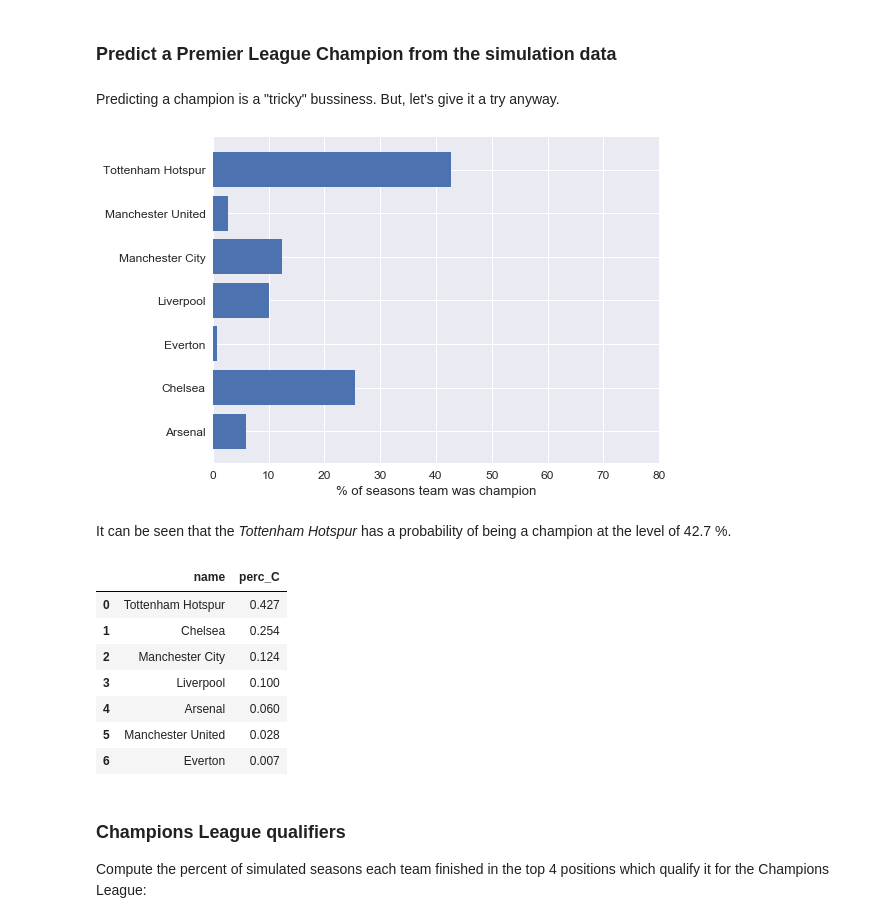
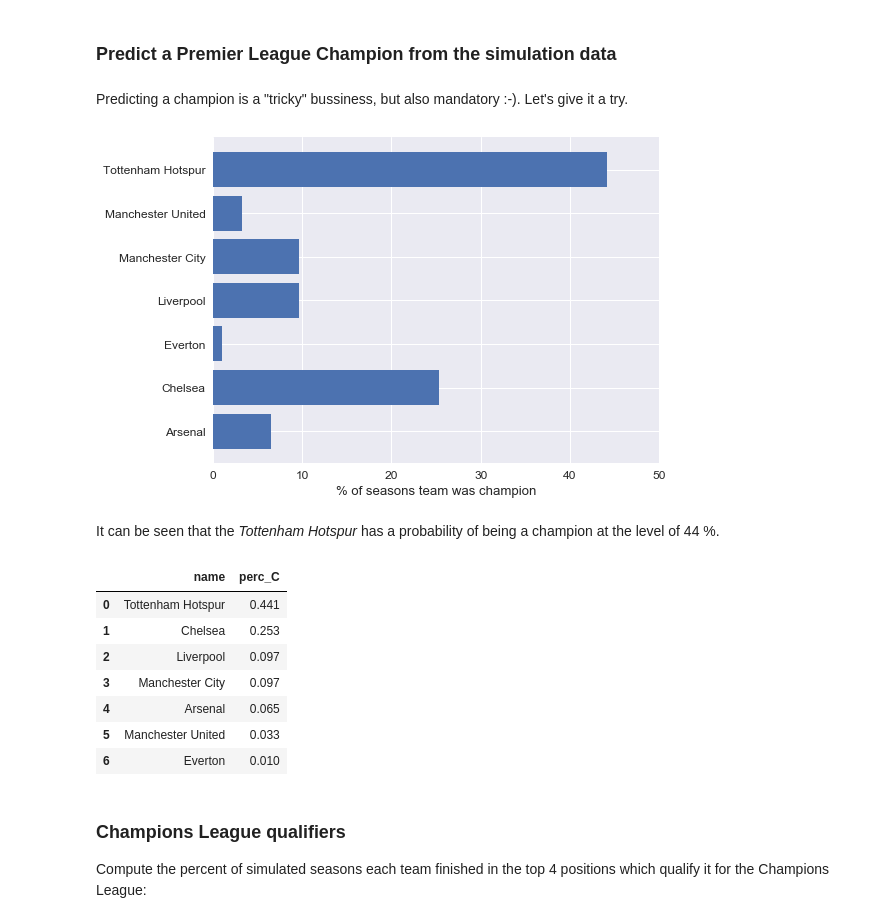
Before and after one commit to sarajcev/premier_league, a Jupyter notebook: premier.ipynb, the cells around one changed output. Drawn from its saved outputs; the diff is of its cells as text; code cells hidden in the pictures.

Commit message:
Incr. model trace length to 20000.

```diff
--- a/premier.ipynb
+++ b/premier.ipynb
@@ -254,7 +254,7 @@ with pm.Model() as model:
     home_points = pm.Poisson('home_points', mu=home_theta, observed=obs_home_gols)
     away_points = pm.Poisson('away_points', mu=away_theta, observed=obs_away_gols)
     # MCMC
-    chain = pm.sample(7000, tune=2000)
+    chain = pm.sample(20000, tune=2000)
 # %% [output]
 Auto-assigning NUTS sampler...
 Initializing NUTS using jitter+adapt_diag...
@@ -263,3 +261,6 @@ trace = chain[1000::2]  # thinning
+# %%
+burn = 0; thin = 1  # burn-in & thinning
+trace = chain[burn::thin]
 # %%
 var_names = ['home', 'intercept', 'atts', 'defs']
 # %%
@@ -373,7 +374,8 @@ with pm.Model() as model2:
     home_points = pm.Poisson('home_points', mu=home_theta, observed=obs_home_gols)
     away_points = pm.Poisson('away_points', mu=away_theta, observed=obs_away_gols)
     # MCMC
-    chain = pm.sample(draws=7000, tune=2000, nuts_kwargs={'target_accept':0.9})
+    chain = pm.sample(draws=20000, tune=2000, nuts_kwargs={'target_accept':0.95},
+                      discard_tuned_samples=True)
 # %% [output]
 Assigned NUTS to home
 Assigned NUTS to tau_att_log__
@@ -390,3 +390,6 @@ trace2 = chain[1000::2]  # thinning
+# %%
+burn = 0; thin = 1  # burn-in & thinning
+trace2 = chain[burn::thin]
 # %%
 var_names2 = ['grp', 'atts', 'defs']
 # %%
@@ -787,32 +792,32 @@ Betting coefficient on the Chealsea winning at home against Arsenal is 1.63, whi
 # %% [markdown]
 ### Predict a Premier League Champion from the simulation data
 # %% [markdown]
-Predicting a champion is a "tricky" bussiness. But, let's give it a try anyway.
+Predicting a champion is a "tricky" bussiness, but also mandatory :-). Let's give it a try.
 # %%
 g = sims.groupby('name')
 champs = pd.DataFrame({'perc_C':g['C'].mean()})
 champs = champs.sort_values(by='perc_C', ascending=False).reset_index()
 champs = champs[champs['perc_C'] > 0.005]
 fig, ax = plt.subplots(figsize=(8,6))
 ax.barh(champs['name'], champs['perc_C']*100.)
-ax.set_xlim(0,80)
+ax.set_xlim(0,50)
 ax.set_xlabel('% of seasons team was champion')
 plt.show()
 # %% [output]
-[figure, old version]
+[figure, new version]
 # %% [markdown]
-It can be seen that the *Tottenham Hotspur* has a probability of being a champion at the level of 42.7 %.
+It can be seen that the *Tottenham Hotspur* has a probability of being a champion at the level of 44 %.
 # %%
 champs
 # %% [output]
 |  | name | perc_C |
-| 0 | Tottenham Hotspur | 0.427 |
-| 1 | Chelsea | 0.254 |
-| 2 | Manchester City | 0.124 |
-| 3 | Liverpool | 0.100 |
-| 4 | Arsenal | 0.060 |
-| 5 | Manchester United | 0.028 |
-| 6 | Everton | 0.007 |
+| 0 | Tottenham Hotspur | 0.441 |
+| 1 | Chelsea | 0.253 |
+| 2 | Liverpool | 0.097 |
+| 3 | Manchester City | 0.097 |
+| 4 | Arsenal | 0.065 |
+| 5 | Manchester United | 0.033 |
+| 6 | Everton | 0.010 |
 # %% [markdown]
 ### Champions League qualifiers
 
```
Also changed, not shown: parts of 34 cells of this notebook.
